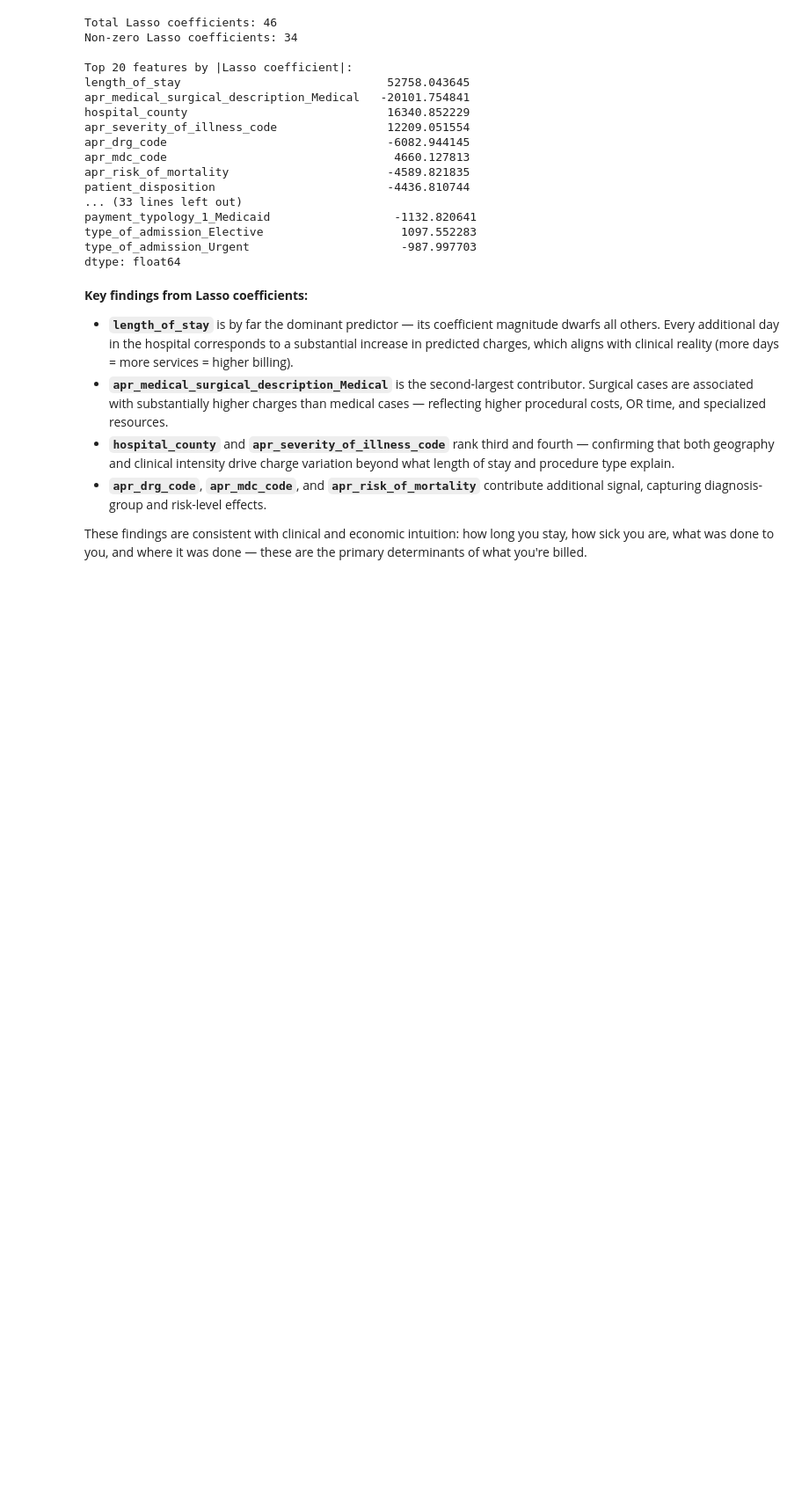
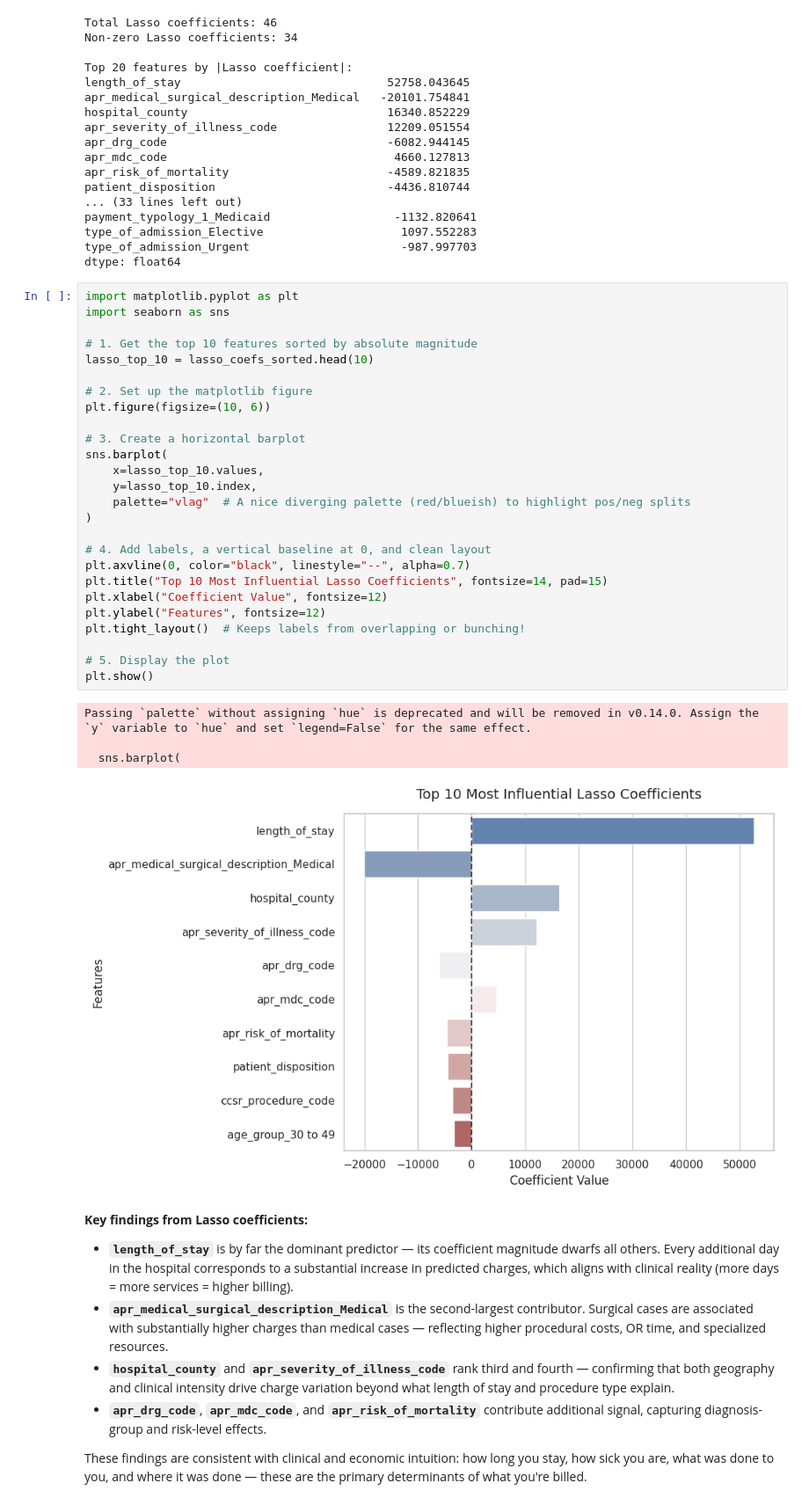
Before and after one commit to bodiase/ny-inpatient-charge-prediction, a Jupyter notebook: notebook/inpatient_charge_prediction.ipynb, the cells around one changed output. Shown at 88% size. Drawn from its saved outputs; the diff is of its cells as text; blank space fills up the shorter version.

```diff
--- a/notebook/inpatient_charge_prediction.ipynb
+++ b/notebook/inpatient_charge_prediction.ipynb
@@ -900,6 +905,37 @@ payment_typology_1_Medicaid                  -1132.820641
 type_of_admission_Elective                    1097.552283
 type_of_admission_Urgent                      -987.997703
 dtype: float64
+# %%
+import matplotlib.pyplot as plt
+import seaborn as sns
+
+# 1. Get the top 10 features sorted by absolute magnitude
+lasso_top_10 = lasso_coefs_sorted.head(10)
+
+# 2. Set up the matplotlib figure
+plt.figure(figsize=(10, 6))
+
+# 3. Create a horizontal barplot
+sns.barplot(
+    x=lasso_top_10.values,
+    y=lasso_top_10.index,
+    palette="vlag"  # A nice diverging palette (red/blueish) to highlight pos/neg splits
+)
+
+# 4. Add labels, a vertical baseline at 0, and clean layout
+plt.axvline(0, color="black", linestyle="--", alpha=0.7)
+plt.title("Top 10 Most Influential Lasso Coefficients", fontsize=14, pad=15)
+plt.xlabel("Coefficient Value", fontsize=12)
+plt.ylabel("Features", fontsize=12)
+plt.tight_layout()  # Keeps labels from overlapping or bunching!
+
+# 5. Display the plot
+plt.show()
+# %% [output]
+Passing `palette` without assigning `hue` is deprecated and will be removed in v0.14.0. Assign the `y` variable to `hue` and set `legend=False` for the same effect.
+
+  sns.barplot(
+[figure, added]
 # %% [markdown]
 **Key findings from Lasso coefficients:**
 
```
Also changed, not shown: parts of 4 cells of this notebook.
